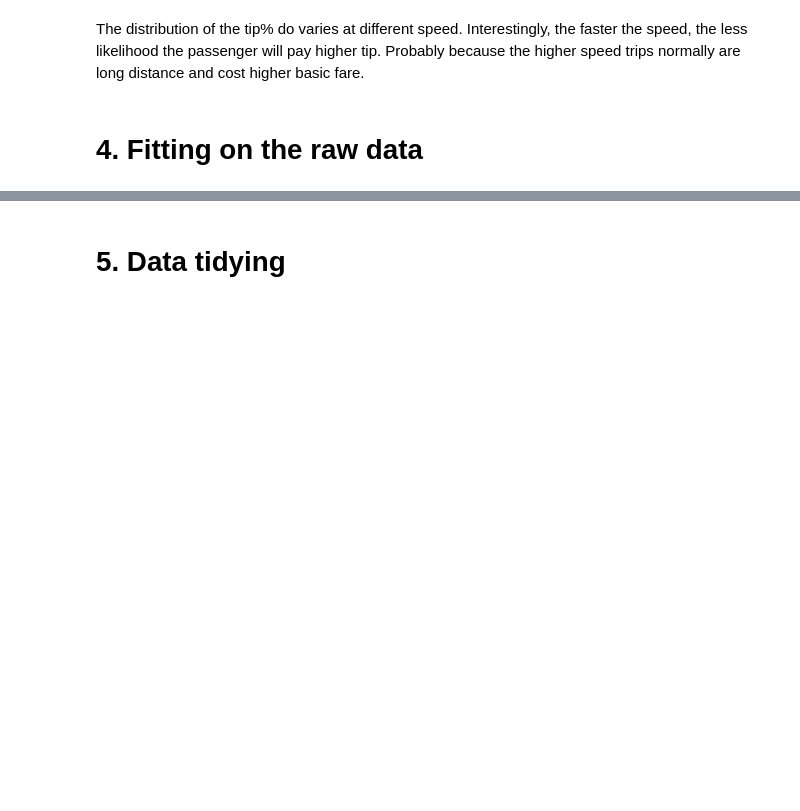
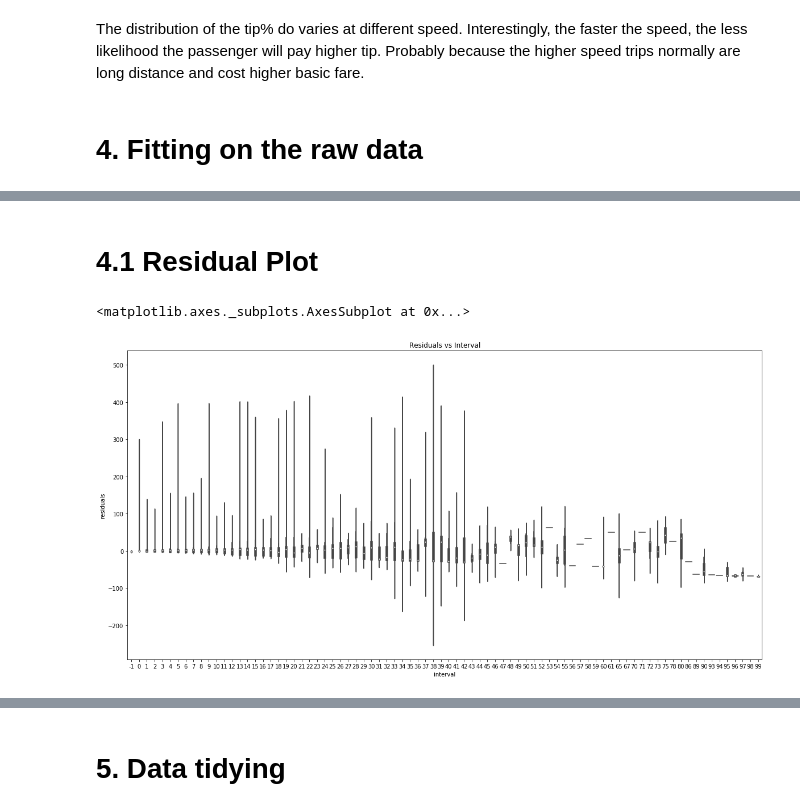
Before and after one commit to amartya21/codingrex.github.io, a Jupyter notebook: Final_Project.ipynb, the cells around one changed output, grey strips where cells are left out. Cells and saved outputs as stored; diff of their text form; code cells hidden in the pictures; blank space fills up the shorter version.

```diff
--- a/Final_Project.ipynb
+++ b/Final_Project.ipynb
@@ -653,0 +665,15 @@ The distribution of the tip% do varies at different speed. Interestingly, the fa
+# %% [markdown]
+# 4.1 Residual Plot
+# %%
+raw = df
+plt.figure(figsize=(20,10))
+plt.title('Residuals vs Interval')
+raw['interval']= (raw['Fare_amount'] // 5)
+raw['interval'] = raw['interval'].astype(int)
+m = 0.13803501
+b = 0.70561424
+raw['residuals'] = raw['Tip_amount'] - (raw['Fare_amount']*m+b)
+sns.violinplot(x="interval", y="residuals", data=raw)
+# %% [output]
+<matplotlib.axes._subplots.AxesSubplot at 0x...>
+[figure, added]
```
Also changed, not shown: parts of 20 cells of this notebook.
